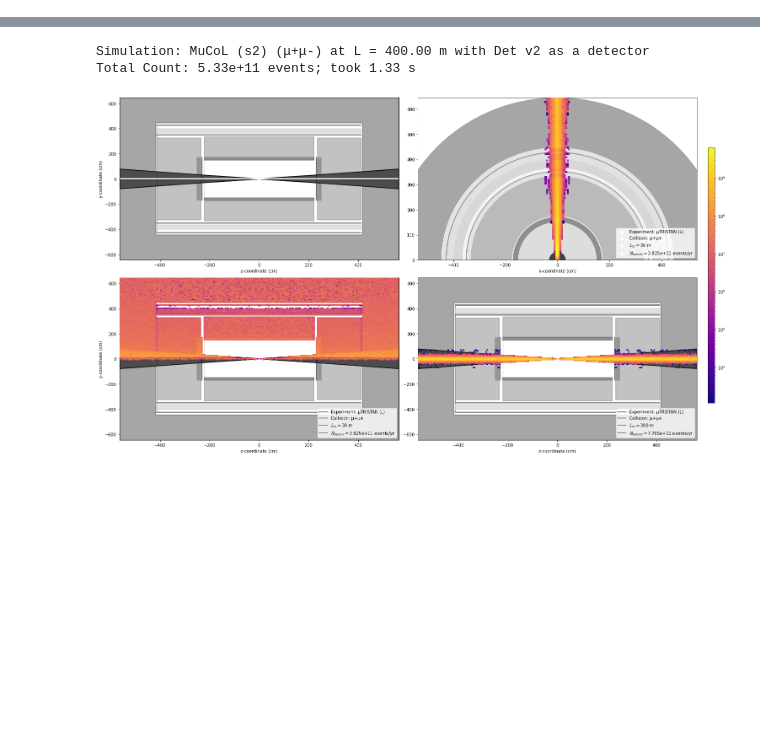
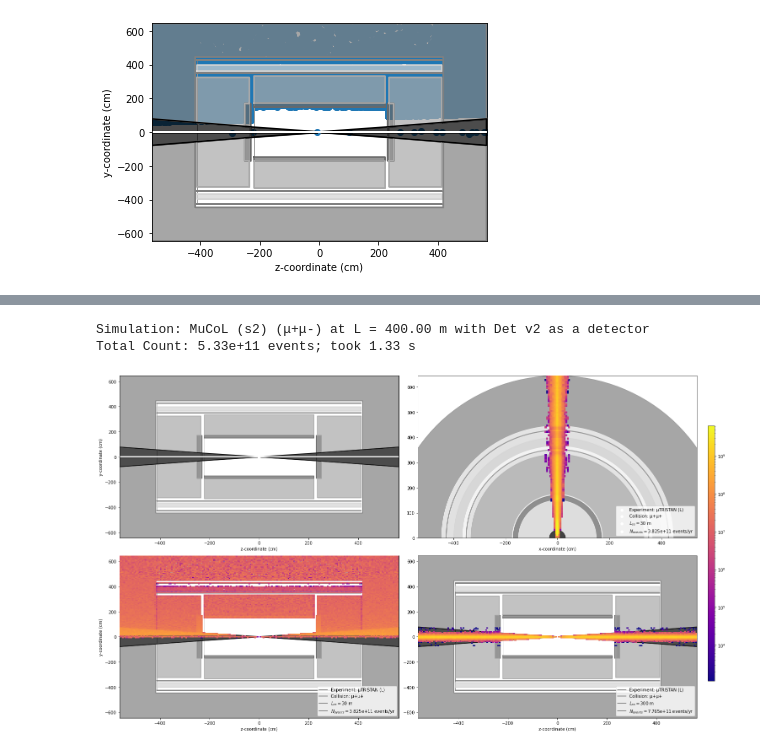
Before and after one commit to mhostert/BIN_MC, a Jupyter notebook: events.ipynb, the cells around one changed output, grey strips where cells are left out. Cells and saved outputs as stored; diff of their text form; code cells hidden in the pictures; blank space fills up the shorter version.

```diff
--- a/events.ipynb
+++ b/events.ipynb
@@ -9,0 +7,2 @@ The autoreload extension is already loaded. To reload it, use:
+# %%
+cc1 = SimulateDecays('mutristan s', N_evals = 1e5)
@@ -9,0 +12,2 @@ The autoreload extension is already loaded. To reload it, use:
+# %%
+sims = SimulateDetector(cc1, Lss = 40).run(show_time = 0, collision = 'mu+e-')
@@ -9,0 +30,11 @@ The autoreload extension is already loaded. To reload it, use:
+# %%
+fig, ax = plt.subplots()
+z = sims[0].arrz
+y = sims[0].arry
+x = sims[0].arrz
+w = sims[0].w
+mask = sims[0].face_masks['all']
+ax.scatter(z[mask], y[mask])
+plot_det('det_v2', ax)
+# %% [output]
+[figure, added]
```
Also changed, not shown: parts of 25 cells of this notebook, 4 other files.
